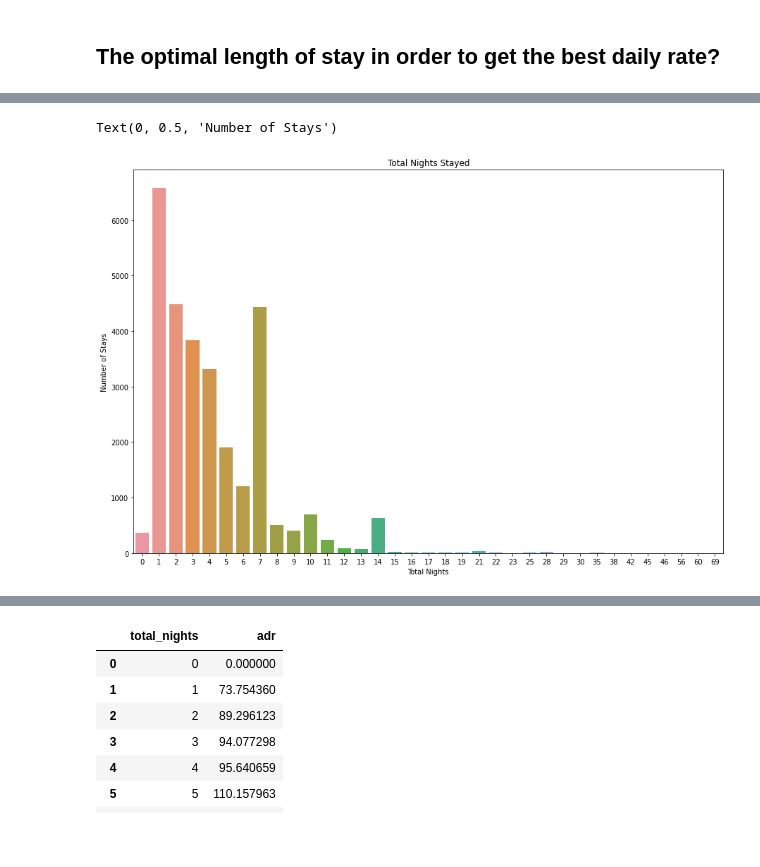
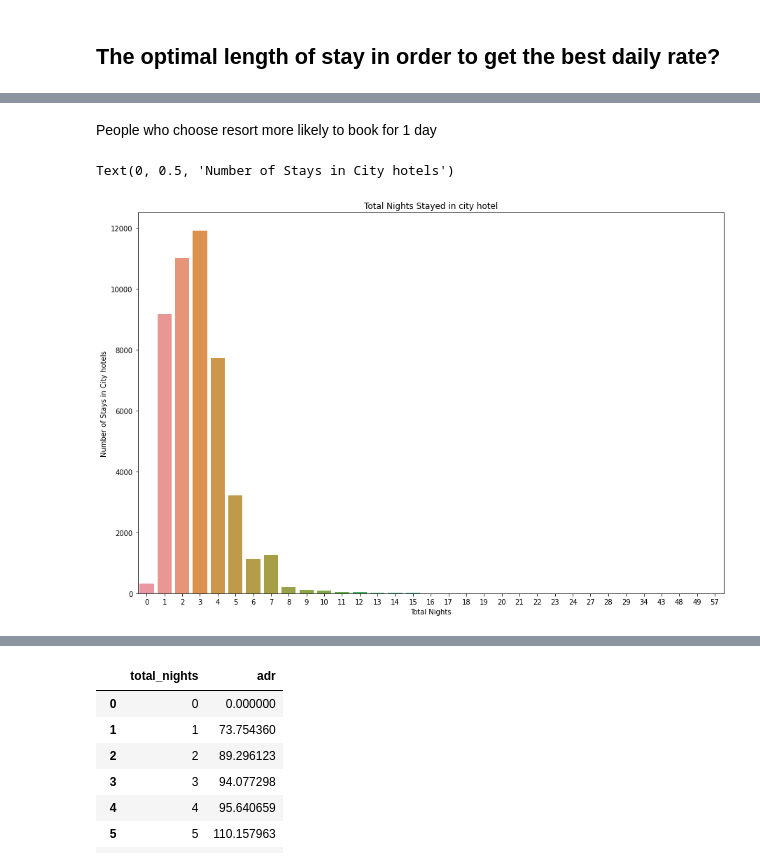
Before and after one commit to Jayjake1/hotel-booking-analysis, a Jupyter notebook: Hotel_booking_analysis_team_project.ipynb, the cells around one changed output, grey strips where cells are left out. Cells and saved outputs as stored; diff of their text form; code cells hidden in the pictures; blank space fills up the shorter version.

Commit message:
hotel bookings second commit 2

```diff
--- a/Hotel_booking_analysis_team_project.ipynb
+++ b/Hotel_booking_analysis_team_project.ipynb
@@ -453,3 +467,0 @@ Above analysis show, May-August are the busiest
-# %%
-plt.rcParams['figure.figsize'] = (15, 5)
-final_guests.plot(kind='bar')
@@ -520,10 +593,2 @@ for p in ax.patches:
 # %% [markdown]
 ## The optimal length of stay in order to get the best daily rate?
-# %%
-# lets find average stay by customers
-df["total_nights"] = df["stays_in_weekend_nights"] + df["stays_in_week_nights"]
-plt.figure(figsize=(25,10))
-sns.countplot(x= "total_nights", data = df)
-plt.title('Total Nights Stayed')
-plt.xlabel('Total Nights')
-plt.ylabel('Number of Stays')
@@ -551,9 +622,11 @@ Index(['hotel', 'is_canceled', 'lead_time', 'arrival_date_year',
+# %% [markdown]
+People who choose resort more likely to book for 1 day
 # %%
 plt.figure(figsize=(15,10))
-sns.countplot(x= "total_nights", data = resort_data)
-plt.title('Total Nights Stayed')
+sns.countplot(x= "total_nights", data = city_data)
+plt.title('Total Nights Stayed in city hotel')
 plt.xlabel('Total Nights')
-plt.ylabel('Number of Stays')
+plt.ylabel('Number of Stays in City hotels')
 # %% [output]
-Text(0, 0.5, 'Number of Stays')
+Text(0, 0.5, 'Number of Stays in City hotels')
-[figure, old version]
+[figure, new version]
```
Also changed, not shown: parts of 39 cells of this notebook.
